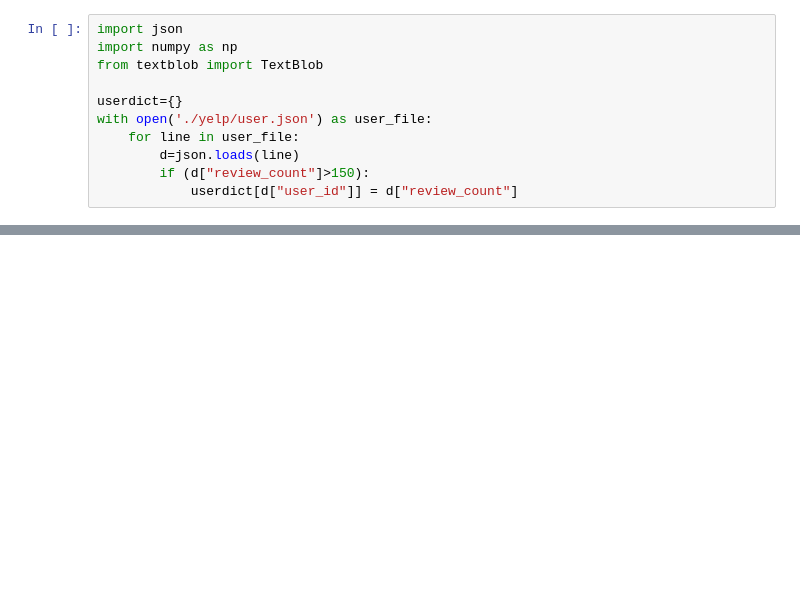
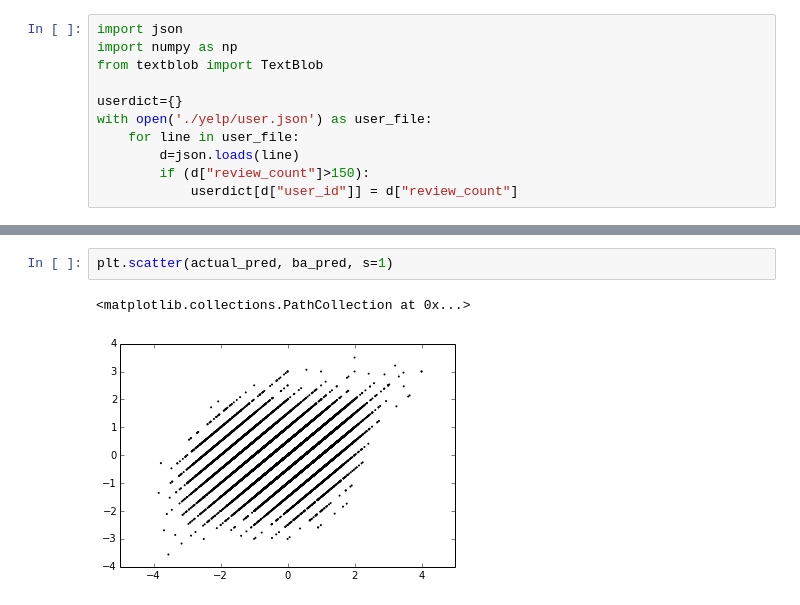
Before and after one commit to jingdai2014/introcm_data_analysis, a Jupyter notebook: assignment3.ipynb, the cells around one changed output, grey strips where cells are left out. Saved outputs shown, nothing was run; the diff lists cells and outputs as text; blank space fills up the shorter version.

```diff
--- a/assignment3.ipynb
+++ b/assignment3.ipynb
@@ -138,0 +174,5 @@ for sentence in blob.sentences:
+# %%
+plt.scatter(actual_pred, ba_pred, s=1)
+# %% [output]
+<matplotlib.collections.PathCollection at 0x...>
+[figure, added]
```
Also changed, not shown: parts of 21 cells of this notebook.
